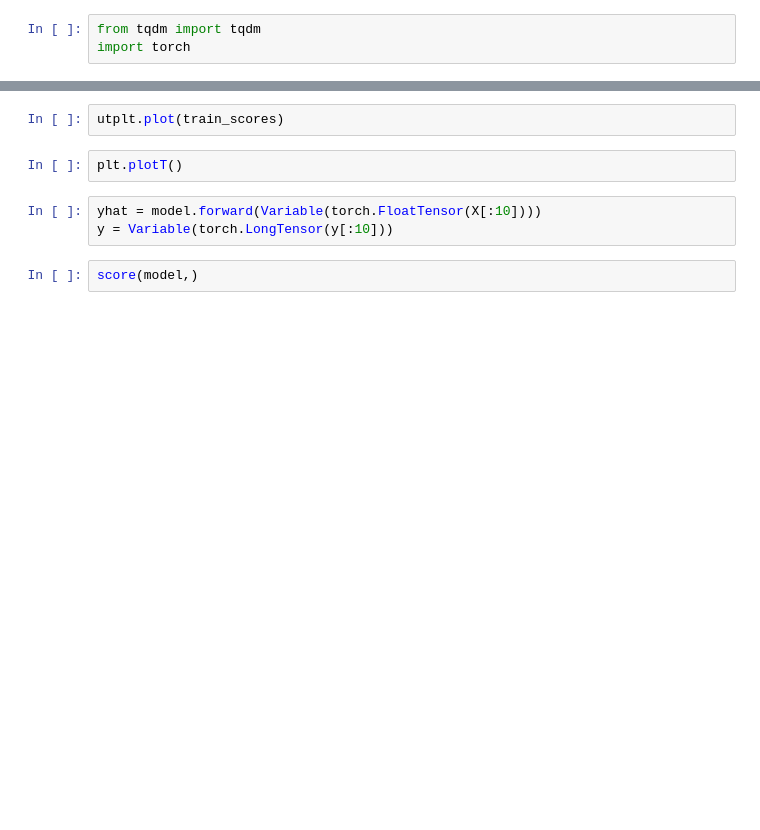
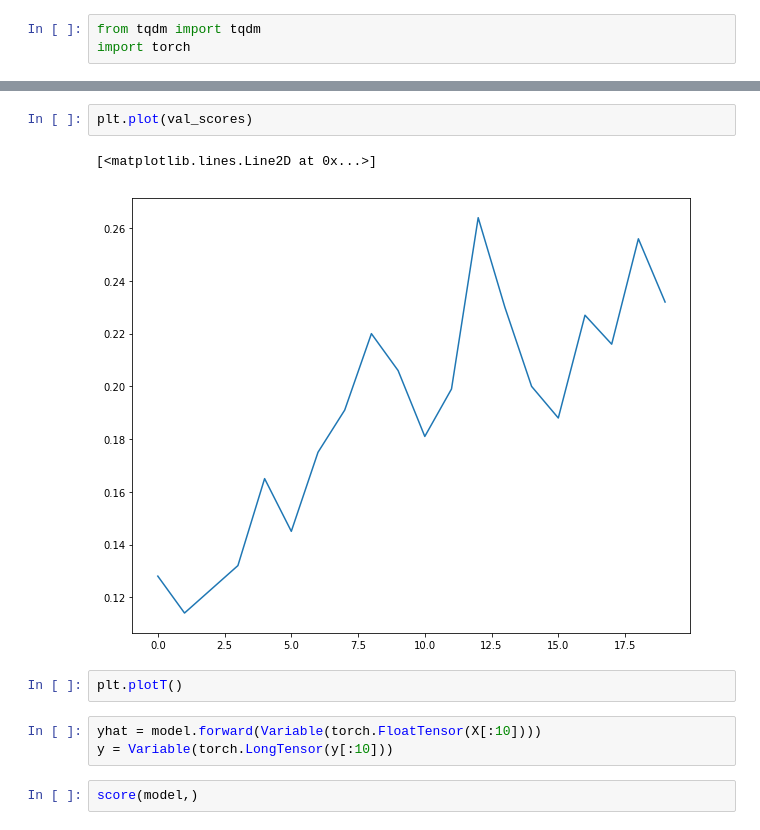
Before and after one commit to sshleifer/cs231, a Jupyter notebook: assignments/assignment2/pytorch.cifar.ipynb, the cells around one changed output, grey strips where cells are left out. Cells and saved outputs as stored; diff of their text form; blank space fills up the shorter version.

Commit message:
add train code

```diff
--- a/assignments/assignment2/pytorch.cifar.ipynb
+++ b/assignments/assignment2/pytorch.cifar.ipynb
@@ -122,5 +132,8 @@ for step in tqdm(range(1000)):
-# %%
-utplt.plot(train_scores)
+# %%
+plt.plot(val_scores)
+# %% [output]
+[<matplotlib.lines.Line2D at 0x...>]
+[figure, added]
 # %%
 plt.plotT()
 # %%
```
Also changed, not shown: parts of 6 cells of this notebook, 1 other file.
